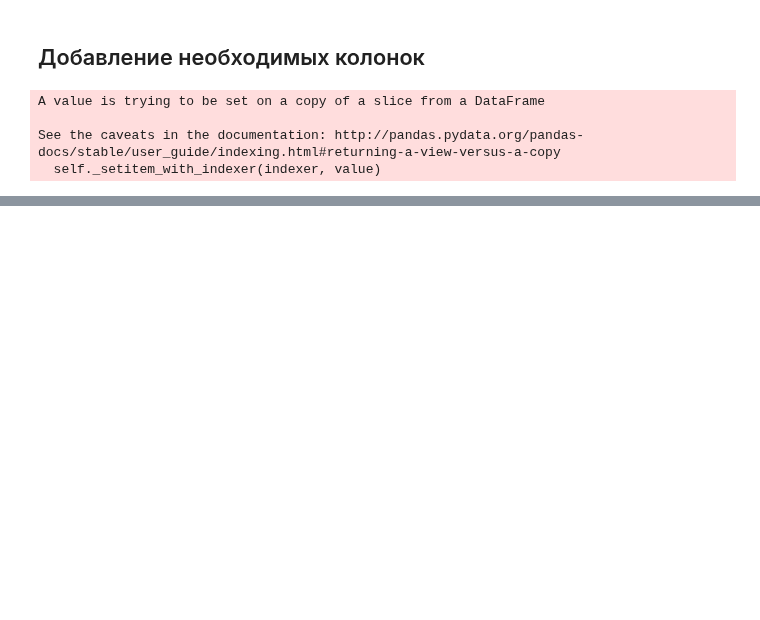
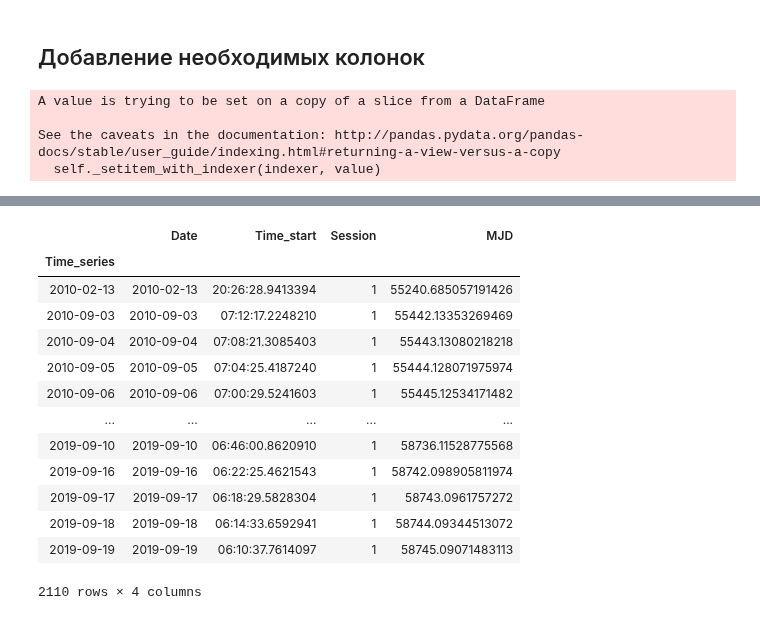
Before and after one commit to KazAndr/SWTraject, a Jupyter notebook: analyze_tab_final_results.ipynb, the cells around one changed output, grey strips where cells are left out. Drawn from its saved outputs; the diff is of its cells as text; code cells hidden in the pictures; blank space fills up the shorter version.

```diff
--- a/analyze_tab_final_results.ipynb
+++ b/analyze_tab_final_results.ipynb
@@ -187,0 +215,17 @@ len(set(gp_table['Date']))
+# %%
+crab_sessoins
+# %% [output]
+|  | Date | Time_start | Session | MJD |
+| Time_series |  |  |  |  |
+| 2010-02-13 | 2010-02-13 | 20:26:28.9413394 | 1 | 55240.685057191426 |
+| 2010-09-03 | 2010-09-03 | 07:12:17.2248210 | 1 | 55442.13353269469 |
+| 2010-09-04 | 2010-09-04 | 07:08:21.3085403 | 1 | 55443.13080218218 |
+| 2010-09-05 | 2010-09-05 | 07:04:25.4187240 | 1 | 55444.128071975974 |
+| 2010-09-06 | 2010-09-06 | 07:00:29.5241603 | 1 | 55445.12534171482 |
+| ... | ... | ... | ... | ... |
+| 2019-09-10 | 2019-09-10 | 06:46:00.8620910 | 1 | 58736.11528775568 |
+| 2019-09-16 | 2019-09-16 | 06:22:25.4621543 | 1 | 58742.098905811974 |
+| 2019-09-17 | 2019-09-17 | 06:18:29.5828304 | 1 | 58743.0961757272 |
+| 2019-09-18 | 2019-09-18 | 06:14:33.6592941 | 1 | 58744.09344513072 |
+| 2019-09-19 | 2019-09-19 | 06:10:37.7614097 | 1 | 58745.09071483113 |
+2110 rows × 4 columns
```
Also changed, not shown: parts of 11 cells of this notebook.
